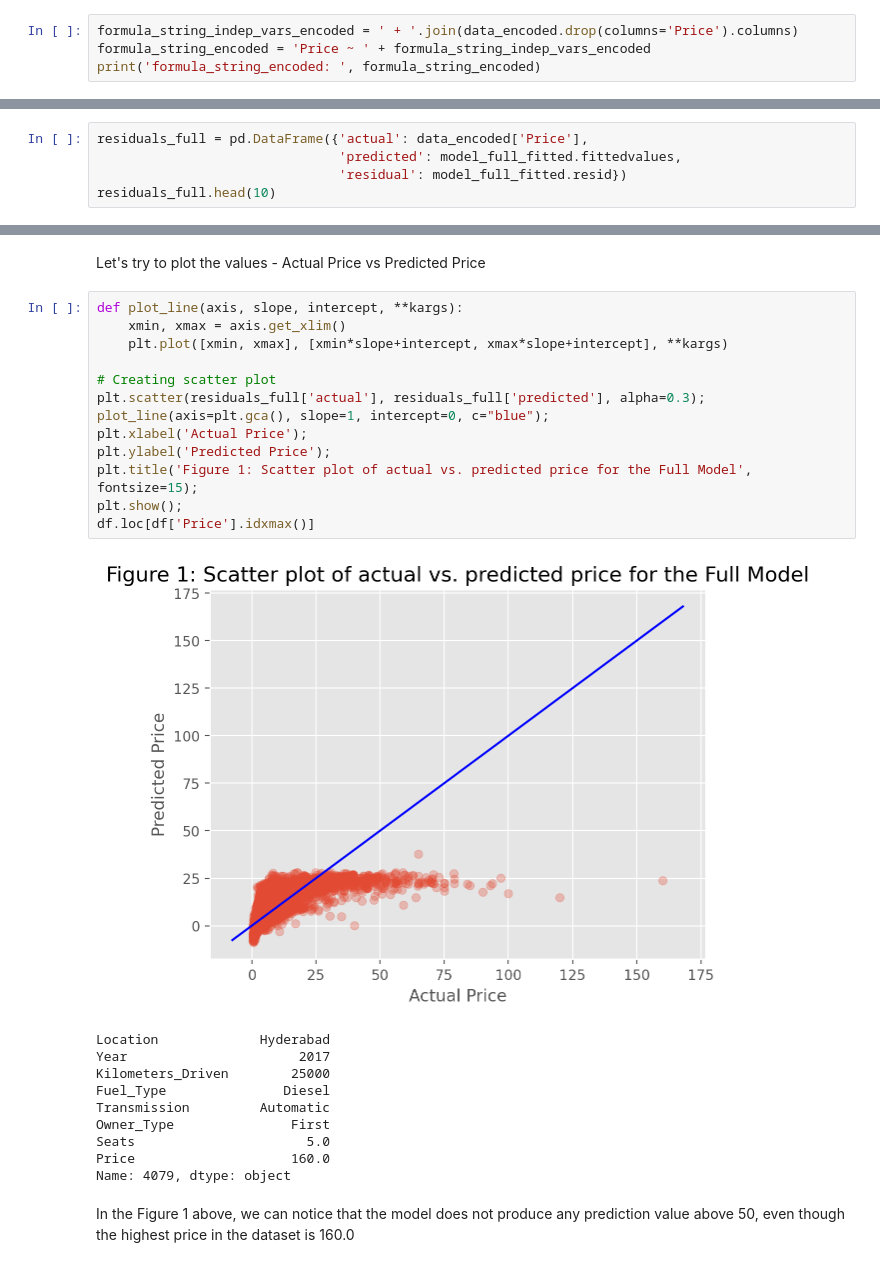
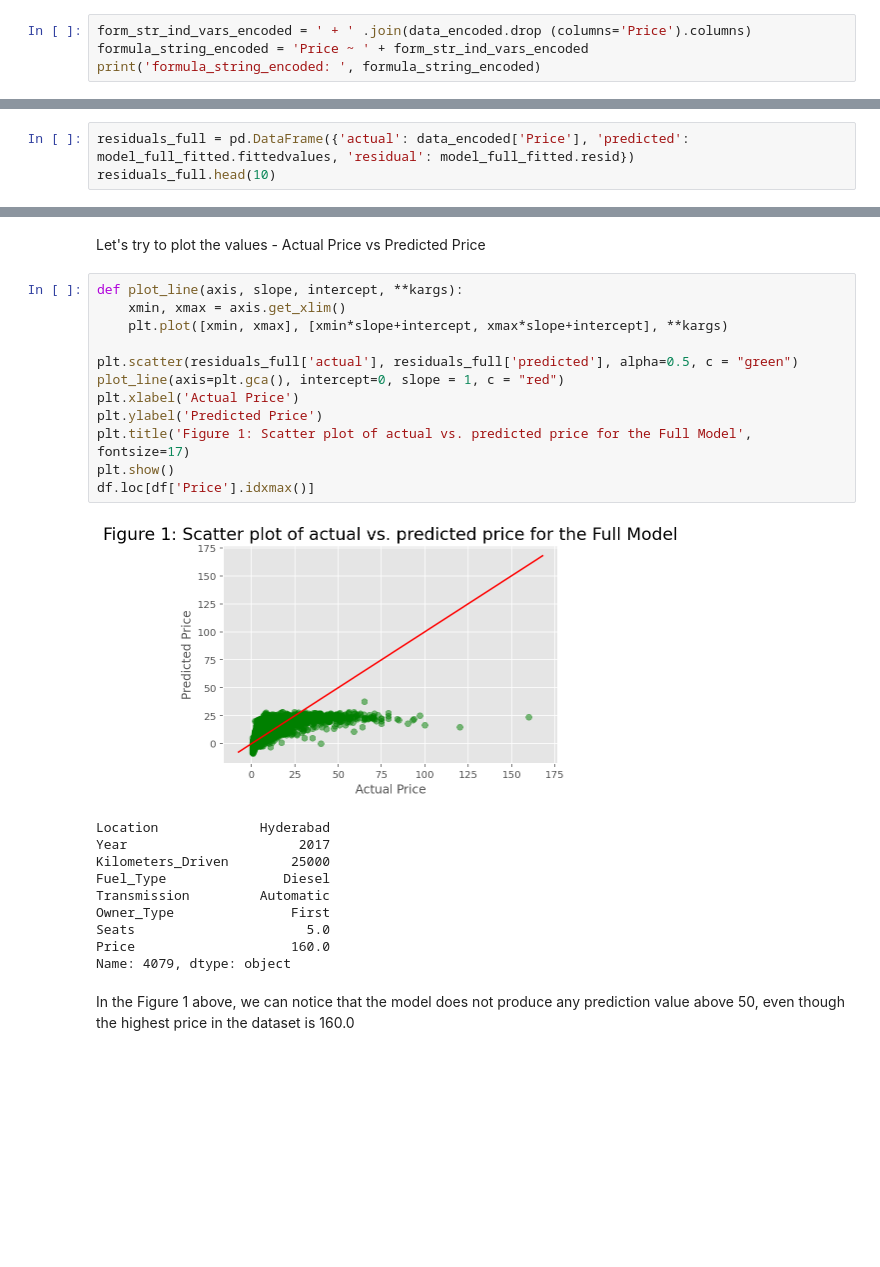
Before and after one commit to mayankthakkar17/MATHS_2_GROUP_11, a Jupyter notebook: maths2_phase2_grp11.ipynb, the cells around one changed output, grey strips where cells are left out. Saved outputs shown, nothing was run; the diff lists cells and outputs as text; blank space fills up the shorter version.

Commit message:
final version - except reduced model diagnostic check and summary & conclusion

```diff
--- a/maths2_phase2_grp11.ipynb
+++ b/maths2_phase2_grp11.ipynb
@@ -161,6 +164,6 @@ data_encoded.head()
 # %%
-formula_string_indep_vars_encoded = ' + '.join(data_encoded.drop(columns='Price').columns)
-formula_string_encoded = 'Price ~ ' + formula_string_indep_vars_encoded
+form_str_ind_vars_encoded = ' + ' .join(data_encoded.drop (columns='Price').columns)
+formula_string_encoded = 'Price ~ ' + form_str_ind_vars_encoded
 print('formula_string_encoded: ', formula_string_encoded)
 # %% [output]
 formula_string_encoded:  Price ~ Year + Kilometers_Driven + Seats + Location_Bangalore + Location_Chennai + Location_Coimbatore + Location_Delhi + Location_Hyderabad + Location_Jaipur + Location_Kochi ...
@@ -189,5 +178,3 @@ strong multicollinearity or other numerical problems.
 # %%
-residuals_full = pd.DataFrame({'actual': data_encoded['Price'],
-                               'predicted': model_full_fitted.fittedvalues,
-                               'residual': model_full_fitted.resid})
+residuals_full = pd.DataFrame({'actual': data_encoded['Price'], 'predicted': model_full_fitted.fittedvalues, 'residual': model_full_fitted.resid})
 residuals_full.head(10)
@@ -208,18 +183,17 @@ Let's try to plot the values - Actual Price vs Predicted Price
 # %%
 def plot_line(axis, slope, intercept, **kargs):
     xmin, xmax = axis.get_xlim()
     plt.plot([xmin, xmax], [xmin*slope+intercept, xmax*slope+intercept], **kargs)
 
-# Creating scatter plot
-plt.scatter(residuals_full['actual'], residuals_full['predicted'], alpha=0.3);
-plot_line(axis=plt.gca(), slope=1, intercept=0, c="blue");
-plt.xlabel('Actual Price');
-plt.ylabel('Predicted Price');
-plt.title('Figure 1: Scatter plot of actual vs. predicted price for the Full Model', fontsize=15);
-plt.show();
+plt.scatter(residuals_full['actual'], residuals_full['predicted'], alpha=0.5, c = "green")
+plot_line(axis=plt.gca(), intercept=0, slope = 1, c = "red")
+plt.xlabel('Actual Price')
+plt.ylabel('Predicted Price')
+plt.title('Figure 1: Scatter plot of actual vs. predicted price for the Full Model', fontsize=17)
+plt.show()
 df.loc[df['Price'].idxmax()]
 # %% [output]
-[figure, old version]
+[figure, new version]
 Location             Hyderabad
 Year                      2017
 Kilometers_Driven        25000
```
Also changed, not shown: parts of 18 cells of this notebook.
